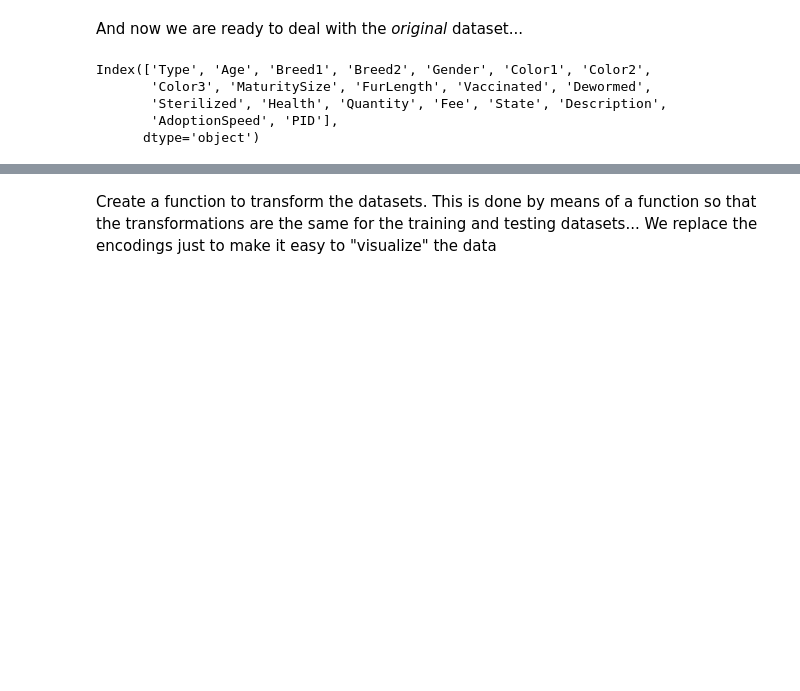
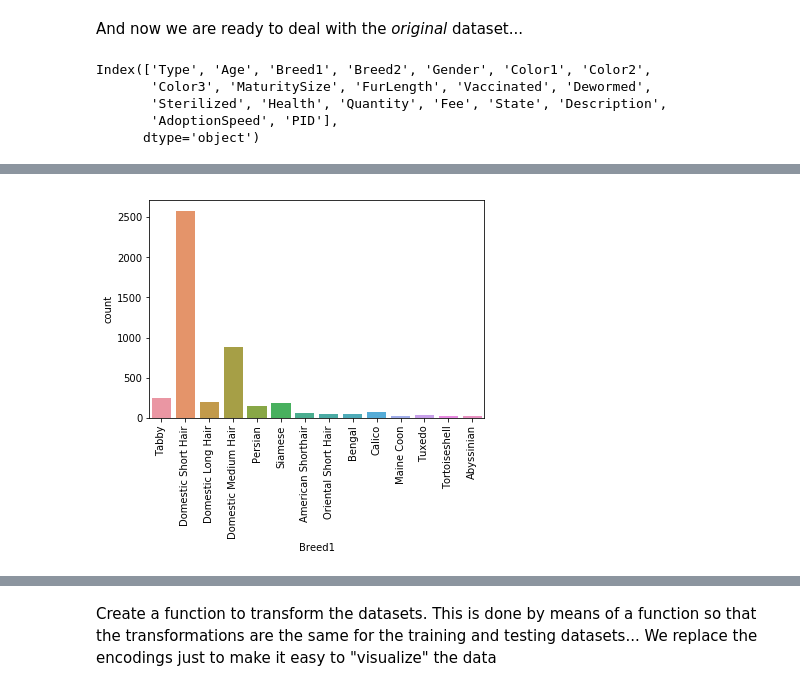
Before and after one commit to Eugenia27/AprendizajeSupervisado, a Jupyter notebook: practico/src/baseline.ipynb, the cells around one changed output, grey strips where cells are left out. Drawn from its saved outputs; the diff is of its cells as text; code cells hidden in the pictures; blank space fills up the shorter version.

```diff
--- a/practico/src/baseline.ipynb
+++ b/practico/src/baseline.ipynb
@@ -95,0 +153,10 @@ original_df.head()
+# %%
+tipo = 'Cat'
+
+data = train[(train.Type==tipo)].groupby('Breed1').Gender.count().reset_index().rename(columns={'Gender':'N'})
+datac = data[data.N>20]
+
+p = sns.countplot(x='Breed1', data=train[(train.Type==tipo)&(train.Breed1.isin(datac.Breed1.unique()))])
+_ = plt.setp(p.get_xticklabels(), rotation=90)
+# %% [output]
+[figure, added]
```
Also changed, not shown: parts of 24 cells of this notebook, 2 other files.
